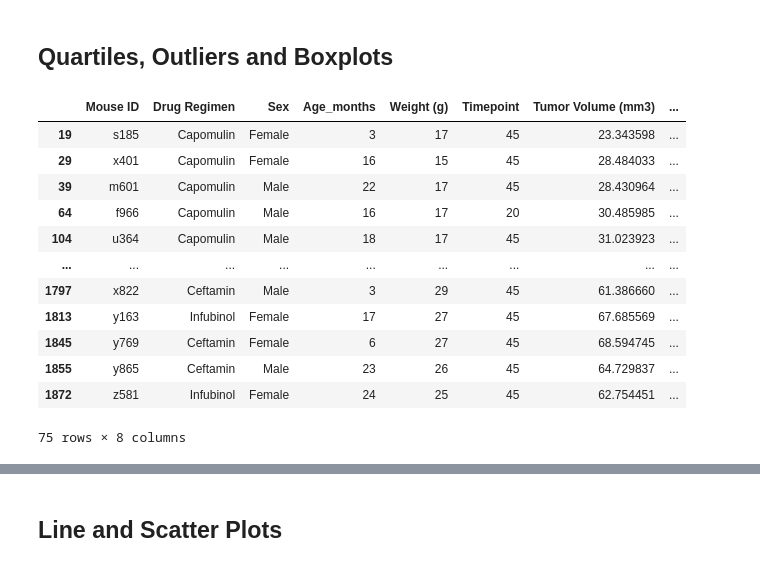
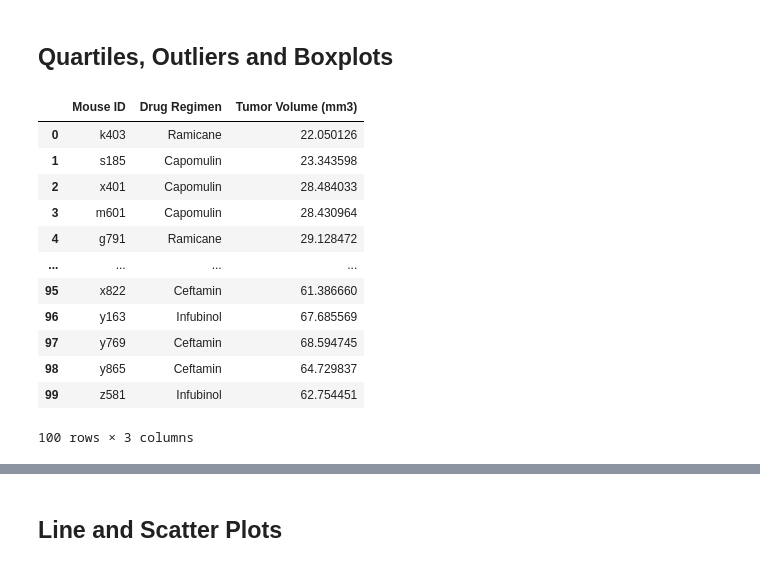
Before and after one commit to JuanjoFernandez/pharmaceutical, a Jupyter notebook: Pymaceuticals/pymaceuticals_starter.ipynb, the cells around one changed output, grey strips where cells are left out. Saved outputs shown, nothing was run; the diff lists cells and outputs as text; code cells hidden in the pictures.

```diff
--- a/Pymaceuticals/pymaceuticals_starter.ipynb
+++ b/Pymaceuticals/pymaceuticals_starter.ipynb
@@ -237,30 +237,34 @@ plt.pie(sizes, explode=explode, labels=labels, colors=colors, autopct="%1.1f%%",
 # %%
 # Calculate the final tumor volume of each mouse across four of the treatment regimens:
 # Capomulin, Ramicane, Infubinol, and Ceftamin
 
 #getting the final tumor volume
 #dataframe is sorted by Mouse ID and timepoint, dropping duplicates whilst maintaining the last value
 merged_study.drop_duplicates(subset = ['Mouse ID', 'Timepoint'], keep='last')
 final_tumor = clean_study.drop_duplicates(subset='Mouse ID', keep='last')
 
 #filtering the dataframe for the studies to analyze
 final_tumor = final_tumor.loc[(final_tumor['Drug Regimen']=='Capomulin')|
-                              (final_tumor['Drug Regimen']=='Ramicame')|
+                              (final_tumor['Drug Regimen']=='Ramicane')|
                               (final_tumor['Drug Regimen']=='Infubinol')|
                               (final_tumor['Drug Regimen']=='Ceftamin'), :]
 
+#selecting only relevant columns and resetting the index
+final_tumor = final_tumor.reset_index()
+final_tumor = final_tumor[['Mouse ID', 'Drug Regimen', 'Tumor Volume (mm3)']]
+
 final_tumor
 # %% [output]
-|  | Mouse ID | Drug Regimen | Sex | Age_months | Weight (g) | Timepoint | Tumor Volume (mm3) | ... |
-| 19 | s185 | Capomulin | Female | 3 | 17 | 45 | 23.343598 | ... |
-| 29 | x401 | Capomulin | Female | 16 | 15 | 45 | 28.484033 | ... |
-| 39 | m601 | Capomulin | Male | 22 | 17 | 45 | 28.430964 | ... |
-| 64 | f966 | Capomulin | Male | 16 | 17 | 20 | 30.485985 | ... |
-| 104 | u364 | Capomulin | Male | 18 | 17 | 45 | 31.023923 | ... |
-| ... | ... | ... | ... | ... | ... | ... | ... | ... |
-| 1797 | x822 | Ceftamin | Male | 3 | 29 | 45 | 61.386660 | ... |
-| 1813 | y163 | Infubinol | Female | 17 | 27 | 45 | 67.685569 | ... |
-| 1845 | y769 | Ceftamin | Female | 6 | 27 | 45 | 68.594745 | ... |
-| 1855 | y865 | Ceftamin | Male | 23 | 26 | 45 | 64.729837 | ... |
-| 1872 | z581 | Infubinol | Female | 24 | 25 | 45 | 62.754451 | ... |
+|  | Mouse ID | Drug Regimen | Tumor Volume (mm3) |
+| 0 | k403 | Ramicane | 22.050126 |
+| 1 | s185 | Capomulin | 23.343598 |
+| 2 | x401 | Capomulin | 28.484033 |
+| 3 | m601 | Capomulin | 28.430964 |
+| 4 | g791 | Ramicane | 29.128472 |
+| ... | ... | ... | ... |
+| 95 | x822 | Ceftamin | 61.386660 |
+| 96 | y163 | Infubinol | 67.685569 |
+| 97 | y769 | Ceftamin | 68.594745 |
+| 98 | y865 | Ceftamin | 64.729837 |
+| 99 | z581 | Infubinol | 62.754451 |
-75 rows × 8 columns
+100 rows × 3 columns
```
Also changed, not shown: parts of 2 cells of this notebook, 1 other file.
